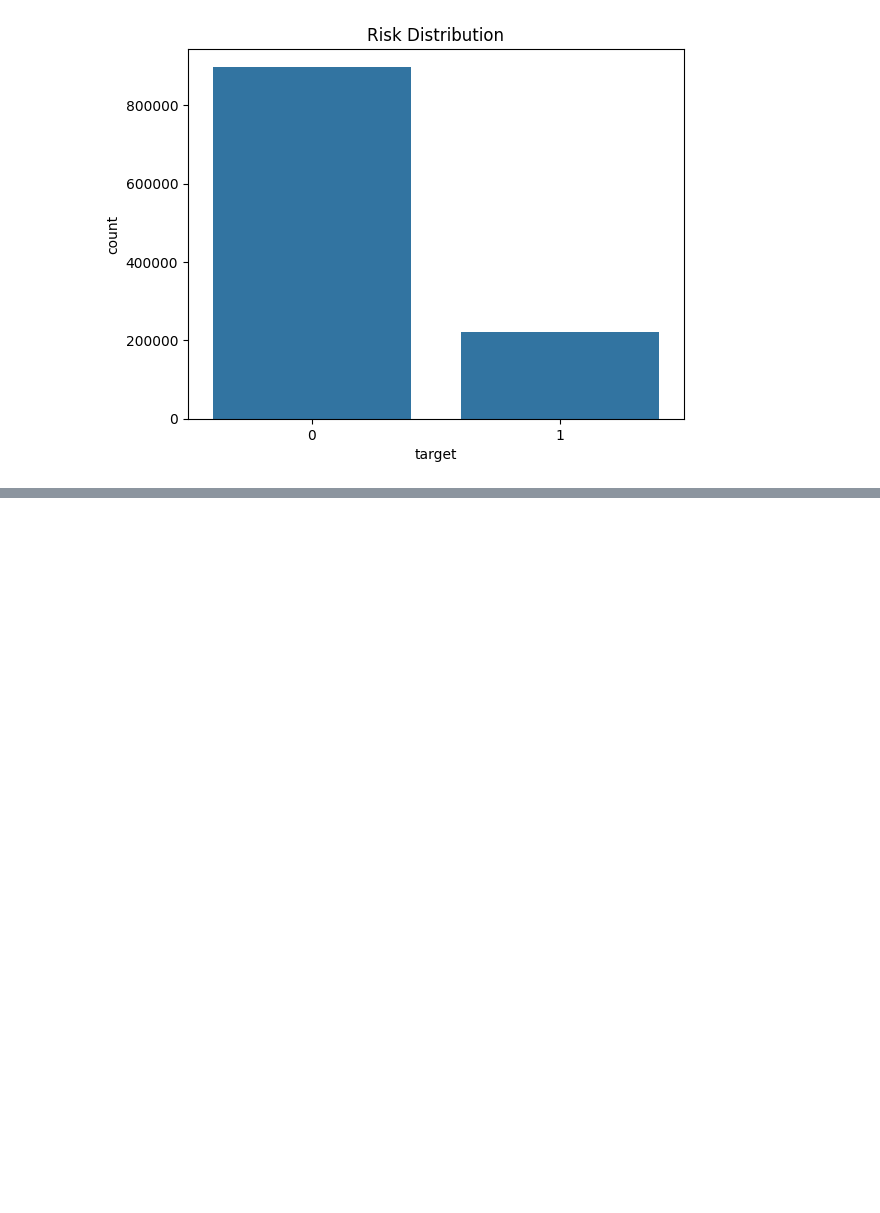
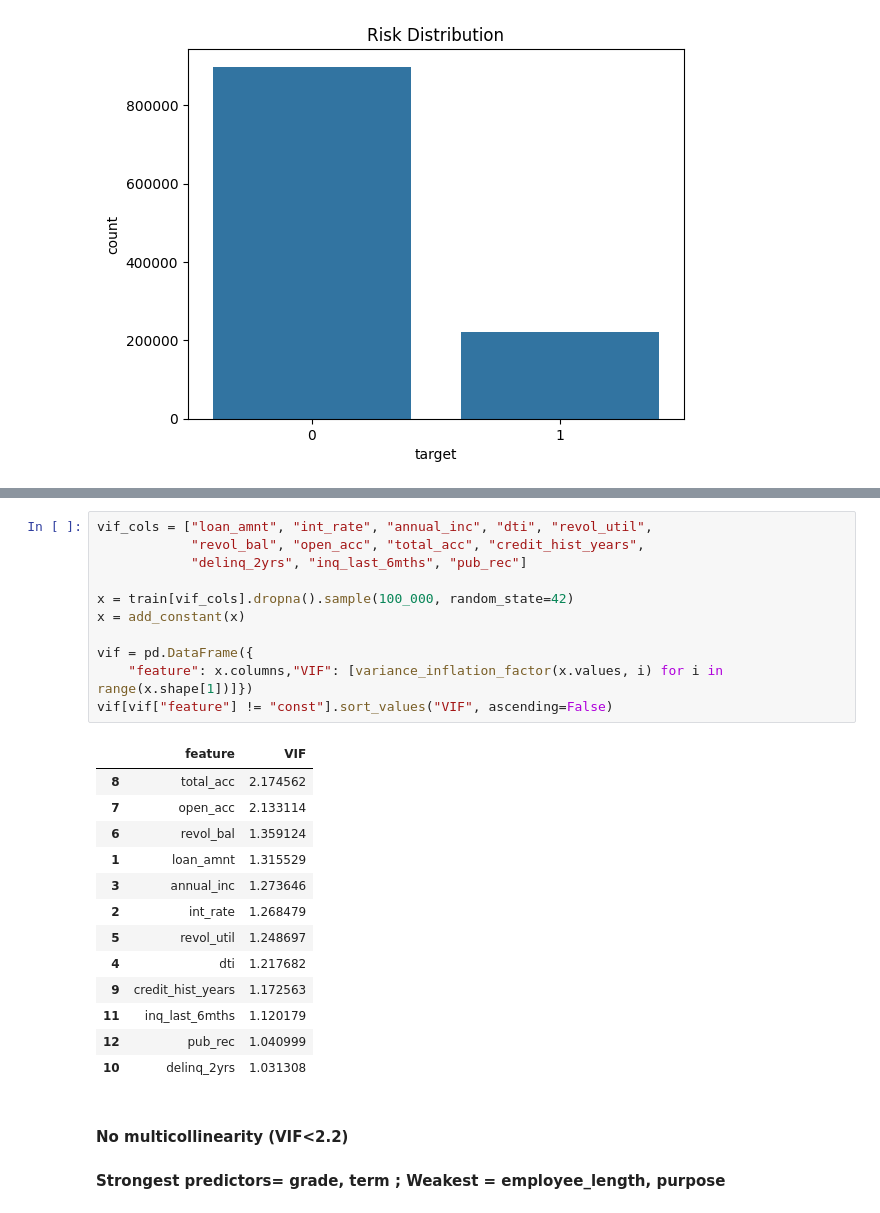
Before and after one commit to JeevikaH22/credit-risk-system, a Jupyter notebook: notebooks/EDA_base_cleaning.ipynb, the cells around one changed output, grey strips where cells are left out. Cells and saved outputs as stored; diff of their text form; blank space fills up the shorter version.

```diff
--- a/notebooks/EDA_base_cleaning.ipynb
+++ b/notebooks/EDA_base_cleaning.ipynb
@@ -164,0 +245,28 @@ plt.show()
+# %%
+vif_cols = ["loan_amnt", "int_rate", "annual_inc", "dti", "revol_util",
+            "revol_bal", "open_acc", "total_acc", "credit_hist_years",
+            "delinq_2yrs", "inq_last_6mths", "pub_rec"]
+
+x = train[vif_cols].dropna().sample(100_000, random_state=42)
+x = add_constant(x)
+
+vif = pd.DataFrame({
+    "feature": x.columns,"VIF": [variance_inflation_factor(x.values, i) for i in range(x.shape[1])]})
+vif[vif["feature"] != "const"].sort_values("VIF", ascending=False)
+# %% [output]
+|  | feature | VIF |
+| 8 | total_acc | 2.174562 |
+| 7 | open_acc | 2.133114 |
+| 6 | revol_bal | 1.359124 |
+| 1 | loan_amnt | 1.315529 |
+| 3 | annual_inc | 1.273646 |
+| 2 | int_rate | 1.268479 |
+| 5 | revol_util | 1.248697 |
+| 4 | dti | 1.217682 |
+| 9 | credit_hist_years | 1.172563 |
+| 11 | inq_last_6mths | 1.120179 |
+| 12 | pub_rec | 1.040999 |
+| 10 | delinq_2yrs | 1.031308 |
+# %% [markdown]
+#### No multicollinearity (VIF<2.2)
+#### Strongest predictors= grade, term ; Weakest = employee_length, purpose
```
Also changed, not shown: parts of 9 cells of this notebook.
